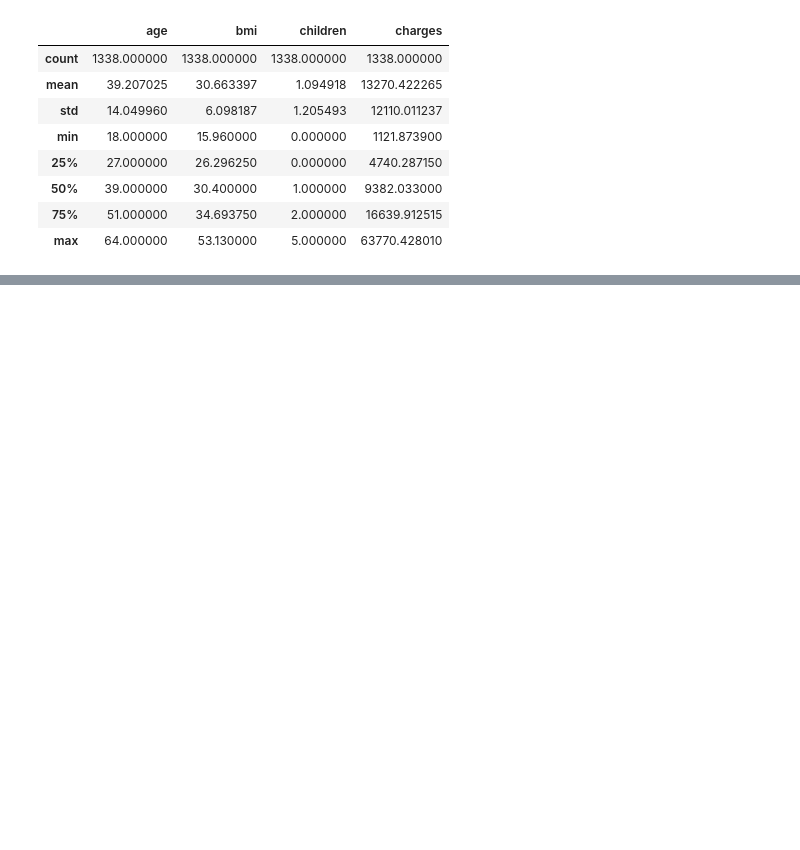
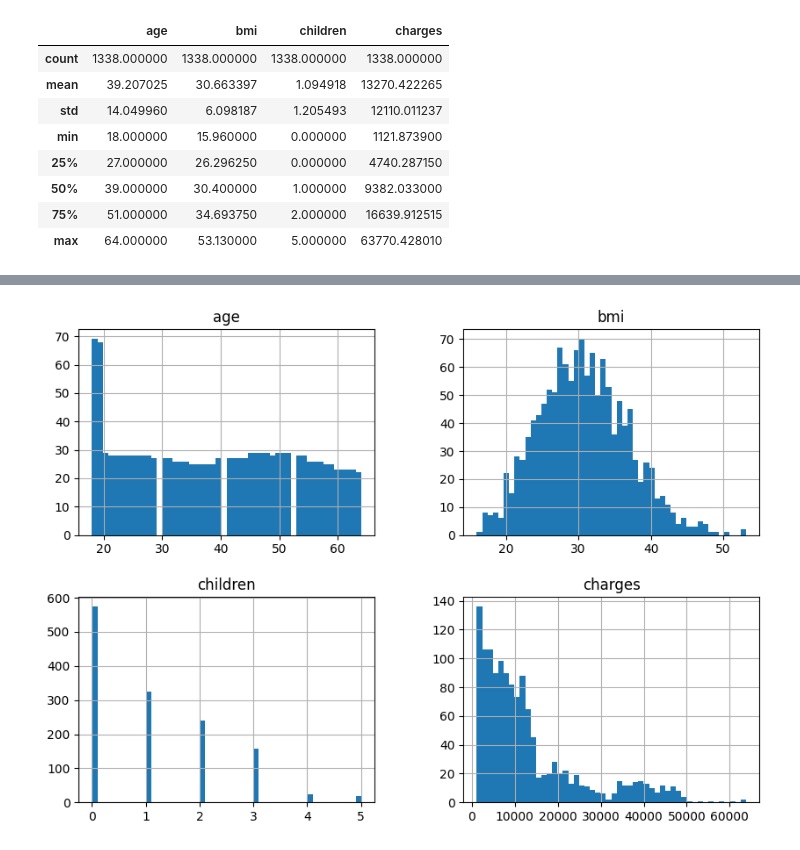
Before and after one commit to palberth/CienciaDatos-MASDI, a Jupyter notebook: Seccion_2/Ejemplo-01/unsurance_cost_regression.ipynb, the cells around one changed output, grey strips where cells are left out. Saved outputs shown, nothing was run; the diff lists cells and outputs as text; code cells hidden in the pictures; blank space fills up the shorter version.

Commit message:
visualization

```diff
--- a/Seccion_2/Ejemplo-01/unsurance_cost_regression.ipynb
+++ b/Seccion_2/Ejemplo-01/unsurance_cost_regression.ipynb
@@ -281,0 +201,10 @@ plt.xlabel("region");
+# %%
+# Importamos las librearías necesarias
+import matplotlib.pyplot as plt
+import seaborn as sns
+
+# Histograma del dataset
+data.hist(bins=50, figsize=(10,7))
+plt.show()
+# %% [output]
+[figure, added]
```
Also changed, not shown: parts of 32 cells of this notebook.
